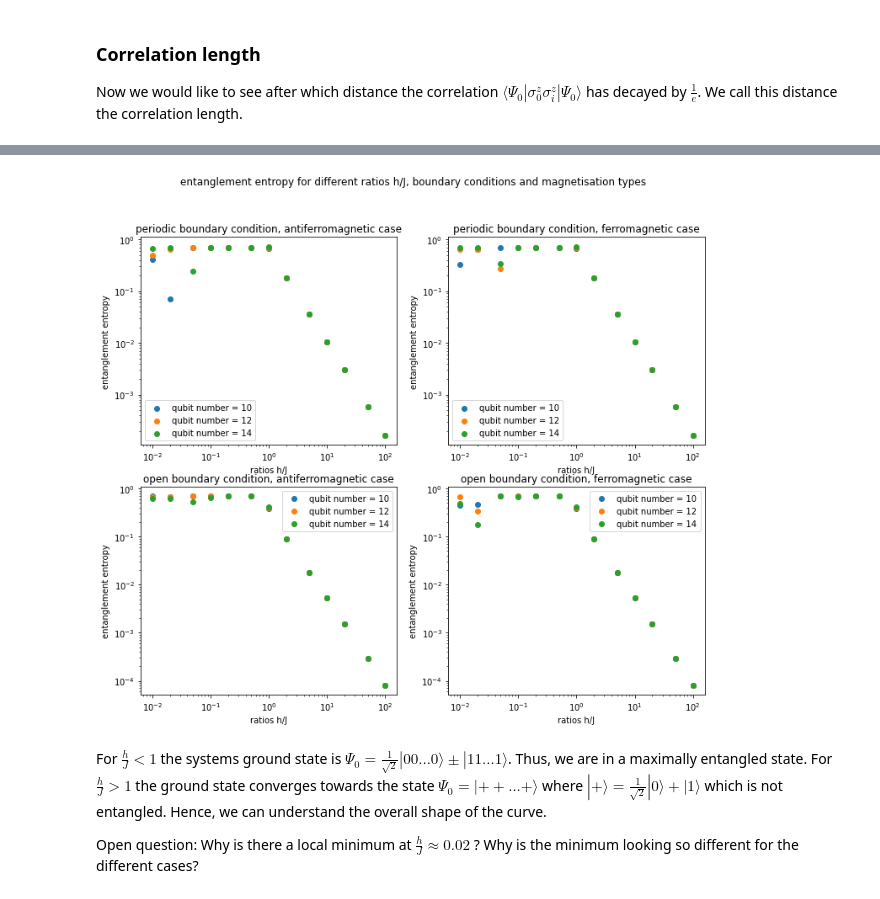
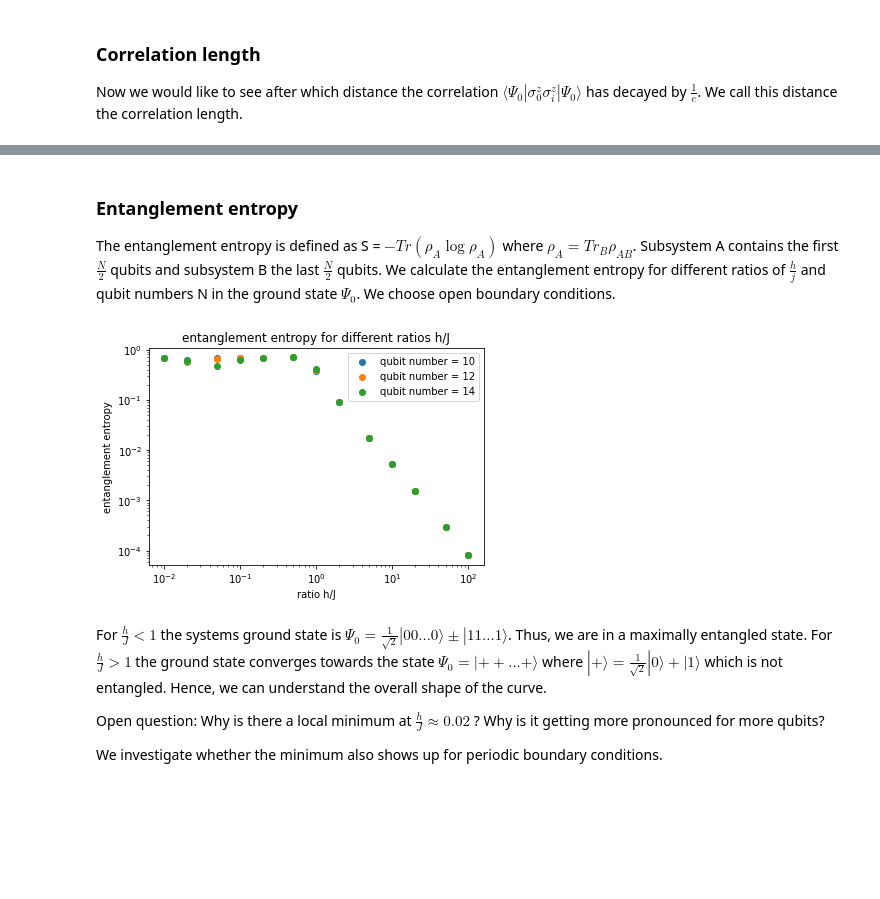
Before and after one commit to LennartBuerger/classical-shadows-for-1d-TFIM-energy-estimation, a Jupyter notebook: display_data/bf_display_data.ipynb, the cells around one changed output, grey strips where cells are left out. Drawn from its saved outputs; the diff is of its cells as text; code cells hidden in the pictures; blank space fills up the shorter version.

```diff
--- a/display_data/bf_display_data.ipynb
+++ b/display_data/bf_display_data.ipynb
@@ -80,3 +64,18 @@ np.save(save_direc_groundstate, ground_state_dict)
+# %%
+#calculate for periodic boundary conditions
+
+qubit_numbers = np.array([10, 12, 14])
+energy_eig_vals_dict: dict = {}
+ground_state_dict: dict = {}
+for i in range(0, np.size(qubit_numbers)):
+    for j in range(0, np.size(ratios_h_j)):
+        energy_eig_vals, eigvecs = TfimHamiltonianOpenFermion(qubit_numbers[i], ratios_h_j[j], 1, 'periodic').diagonalize(3, True)
+        ground_state = pt.tensor(eigvecs[:, 0])
+        key = str(qubit_numbers[i]) + ' ' + str(ratios_h_j[j])
+        energy_eig_vals_dict[key] = energy_eig_vals
+        ground_state_dict[key] = ground_state
+np.save(save_direc_eigs_periodic, energy_eig_vals_dict)
+np.save(save_direc_groundstate_periodic, ground_state_dict)
 # %% [markdown]
 ### ground state energy per qubit
 We would like to calculate the energy $E_0$ of the ground state divided by the number of
@@ -505,38 +371,31 @@ We can write $| \Psi \rangle$ as $| \Psi \rangle = \sum_{j,k} M_{jk} |j \rangle
+# %% [markdown]
+### Entanglement entropy
+The entanglement entropy is defined as S = $- Tr (\rho_A \log \rho_A)$ where $\rho_A = Tr_B \rho_{AB}$.
+Subsystem A contains the first $\frac{N}{2}$ qubits and subsystem B the last $\frac{N}{2}$ qubits.
+ We calculate the entanglement entropy for different ratios of $\frac{h}{j}$ and qubit
+ numbers N in the ground state $\Psi_0$. We choose open boundary conditions.
 # %%
-
-qubit_num = np.array([10, 12, 14])
-ground_state_dict = np.load(save_direc_groundstate, allow_pickle='TRUE')
-ground_state_dict = ground_state_dict.item()
-fig, axs = plt.subplots(2,2)
-fig.set_figheight(10)
-fig.set_figwidth(12)
-fig.suptitle('entanglement entropy for different ratios h/J, boundary conditions and magnetisation types')
-for k in range(0, 2):
-    if k == 0:
-        J_val = 1 #antiferromagnetic case
-        magnetisation = 'antiferromagnetic'
-    else:
-        J_val = -1 #ferromagnetic case
-        magnetisation = 'ferromagnetic'
-    for l in range(0,2):
-        if l==0:
-            boundary = 'periodic'
-        else:
-            boundary = 'open'
-        for i in range(0, np.size(qubit_num)):
-            entropies = np.zeros(np.size(ratios_h_j))
-            for j in range(0, np.size(ratios_h_j)):
-                ground_state = ground_state_dict[str(J_val)][boundary][str(qubit_num[i])][str(ratios_h_j[j])]
-                entropies[j] = BFQuantumState(qubit_num[i], ground_state).entanglement_entropy()
-            axs[l, k].scatter(ratios_h_j, entropies, label='qubit number = ' + str(qubit_num[i]))
-        axs[l, k].set(xscale = 'log', yscale='log', xlabel='ratios h/J',
-                      ylabel='entanglement entropy')
-        axs[l, k].set_title(boundary + ' boundary condition, ' + magnetisation + ' case')
-        axs[l, k].legend()
-plot_save_direc = 'plots\Entanglement_entropy_brute_force\entropies_for qubit numbers ' + str(qubit_num)
-plt.savefig(plot_save_direc)
+def plot_entanglement_entropy():
+    qubit_num = np.array([10, 12, 14])
+    ground_state_open_dict = np.load(save_direc_groundstate_open, allow_pickle='TRUE')
+    ground_state_open_dict = ground_state_open_dict.item()
+    for i in range(0, np.size(qubit_num)):
+        entropies = np.zeros(np.size(ratios_h_j))
+        for j in range(0, np.size(ratios_h_j)):
+            ground_state = ground_state_open_dict[str(qubit_num[i]) + ' ' + str(ratios_h_j[j])]
+            entropies[j] = BFQuantumState(qubit_num[i], ground_state).entanglement_entropy()
+        plt.scatter(ratios_h_j, entropies, label='qubit number = ' + str(qubit_num[i]))
+    plt.xscale('log')
+    plt.yscale('log')
+    plt.title('entanglement entropy for different ratios h/J')
+    plt.xlabel('ratio h/J')
+    plt.ylabel('entanglement entropy')
+    plt.legend()
+    plot_save_direc = 'plots\Entanglement_entropy_brute_force\entropies_for qubit numbers ' + str(qubit_num)
+    plt.savefig(plot_save_direc)
+plot_entanglement_entropy()
 # %% [output]
-[figure, old version]
+[figure, new version]
 # %% [markdown]
 For $\frac{h}{J}<1$ the systems ground state is
  $\Psi_0 = \frac{1}{\sqrt{2}} |00 ... 0 \rangle \pm |11 ... 1 \rangle$. Thus, we
@@ -546,5 +405,7 @@ For $\frac{h}{J}<1$ the systems ground state is
 |0 \rangle + |1 \rangle$ which is not entangled. Hence, we can understand the overall
 shape of the curve.
 
-Open question: Why is there a local minimum at $\frac{h}{J} \approx 0.02$ ? Why is the
-minimum looking so different for the different cases?
+Open question: Why is there a local minimum at $\frac{h}{J} \approx 0.02$ ? Why is it
+getting more pronounced for more qubits?
+
+We investigate whether the minimum also shows up for periodic boundary conditions.
```
Also changed, not shown: parts of 36 cells of this notebook, 39 other files.
